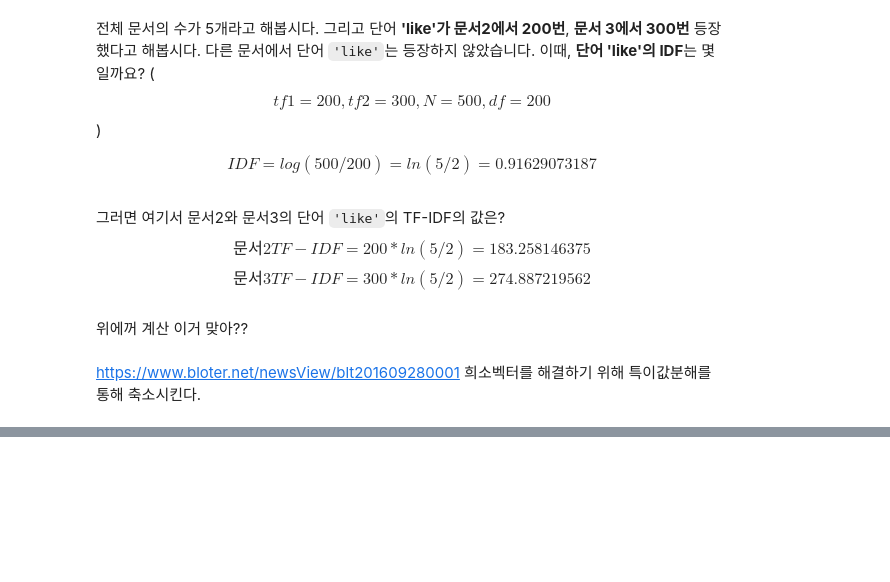
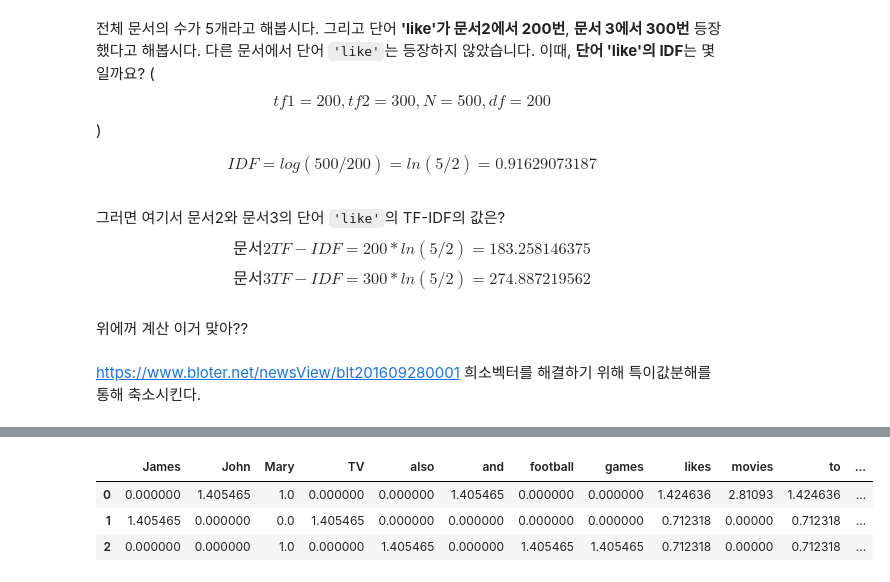
Before and after one commit to Chromis07/aiffel, a Jupyter notebook: goingdeeper/node_3/[G-03]imbedding1.ipynb, the cells around one changed output, grey strips where cells are left out. Saved outputs shown, nothing was run; the diff lists cells and outputs as text; code cells hidden in the pictures; blank space fills up the shorter version.

```diff
--- a/goingdeeper/node_3/[G-03]imbedding1.ipynb
+++ b/goingdeeper/node_3/[G-03]imbedding1.ipynb
@@ -177,0 +235,8 @@ https://www.bloter.net/newsView/blt201609280001
+# %%
+result = []
+for j in range(len(vocab)):
+    t = vocab[j]
+    result.append(idf(t))
+
+idf_ = pd.DataFrame(result, index = vocab, columns=["IDF"])
+idf_
@@ -177,0 +258,17 @@ https://www.bloter.net/newsView/blt201609280001
+# %%
+result = []
+for i in range(N):
+    result.append([])
+    d = docs[i]
+    for j in range(len(vocab)):
+        t = vocab[j]
+
+        result[-1].append(tf_idf(t,d))
+
+tfidf_ = pd.DataFrame(result, columns = vocab)
+tfidf_
+# %% [output]
+|  | James | John | Mary | TV | also | and | football | games | likes | movies | to | ... |
+| 0 | 0.000000 | 1.405465 | 1.0 | 0.000000 | 0.000000 | 1.405465 | 0.000000 | 0.000000 | 1.424636 | 2.81093 | 1.424636 | ... |
+| 1 | 1.405465 | 0.000000 | 0.0 | 1.405465 | 0.000000 | 0.000000 | 0.000000 | 0.000000 | 0.712318 | 0.00000 | 0.712318 | ... |
+| 2 | 0.000000 | 0.000000 | 1.0 | 0.000000 | 1.405465 | 0.000000 | 1.405465 | 1.405465 | 0.712318 | 0.00000 | 0.712318 | ... |
```
Also changed, not shown: parts of 24 cells of this notebook, 2 other files.
